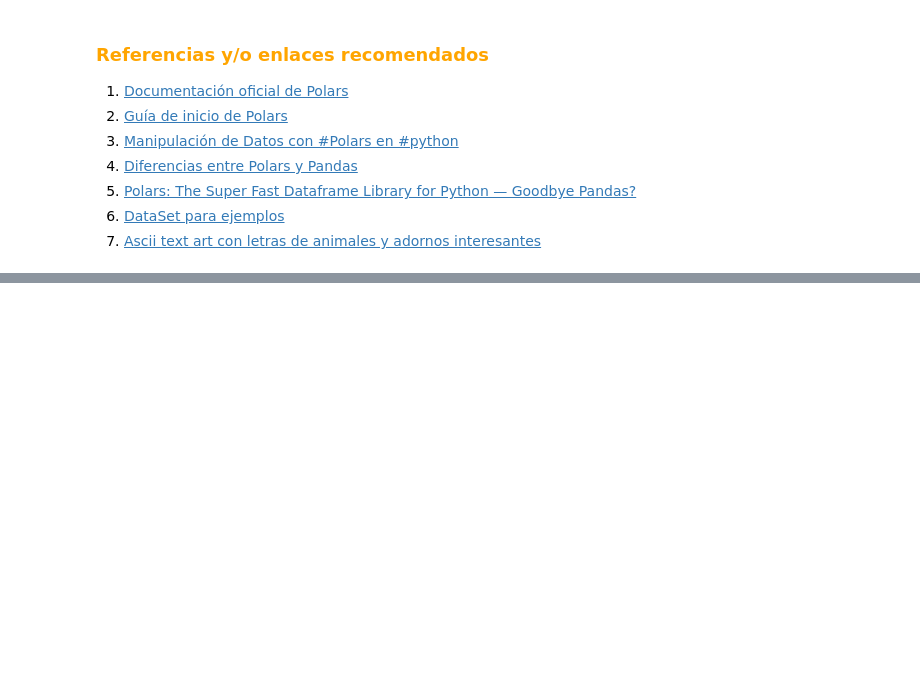
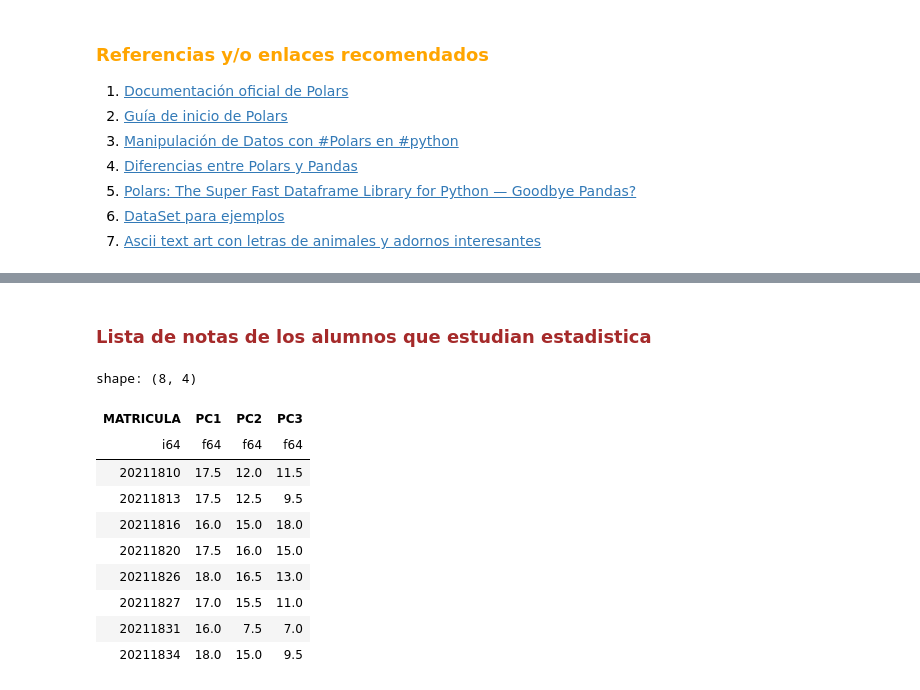
Before and after one commit to arthurquispe/libreria_polars, a Jupyter notebook: Tutorial Polars.ipynb, the cells around one changed output, grey strips where cells are left out. Drawn from its saved outputs; the diff is of its cells as text; code cells hidden in the pictures; blank space fills up the shorter version.

```diff
--- a/Tutorial Polars.ipynb
+++ b/Tutorial Polars.ipynb
@@ -367,0 +462,17 @@ shape: (2, 9)
+# %% [markdown]
+### <span style="color: brown;">Lista de notas de los alumnos que estudian estadistica </span>
+# %%
+df2=df.filter((pl.col("MATRICULA") > 20211800) & (pl.col("MATRICULA") <= 20211834))
+df2.select([pl.col("MATRICULA","PC1","PC2","PC3")])
+# %% [output]
+shape: (8, 4)
+| MATRICULA | PC1 | PC2 | PC3 |
+| i64 | f64 | f64 | f64 |
+| 20211810 | 17.5 | 12.0 | 11.5 |
+| 20211813 | 17.5 | 12.5 | 9.5 |
+| 20211816 | 16.0 | 15.0 | 18.0 |
+| 20211820 | 17.5 | 16.0 | 15.0 |
+| 20211826 | 18.0 | 16.5 | 13.0 |
+| 20211827 | 17.0 | 15.5 | 11.0 |
+| 20211831 | 16.0 | 7.5 | 7.0 |
+| 20211834 | 18.0 | 15.0 | 9.5 |
```
Also changed, not shown: parts of 24 cells of this notebook.
